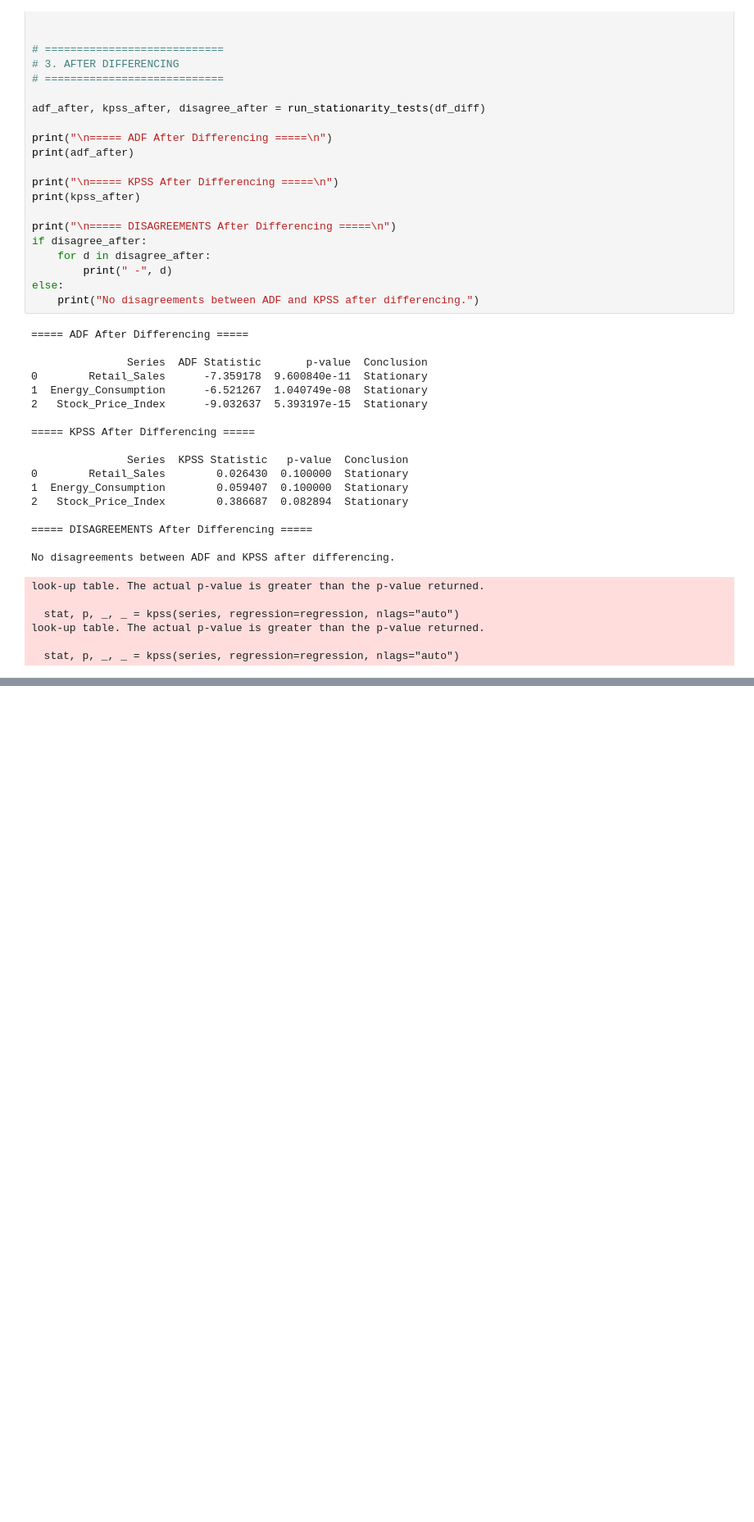
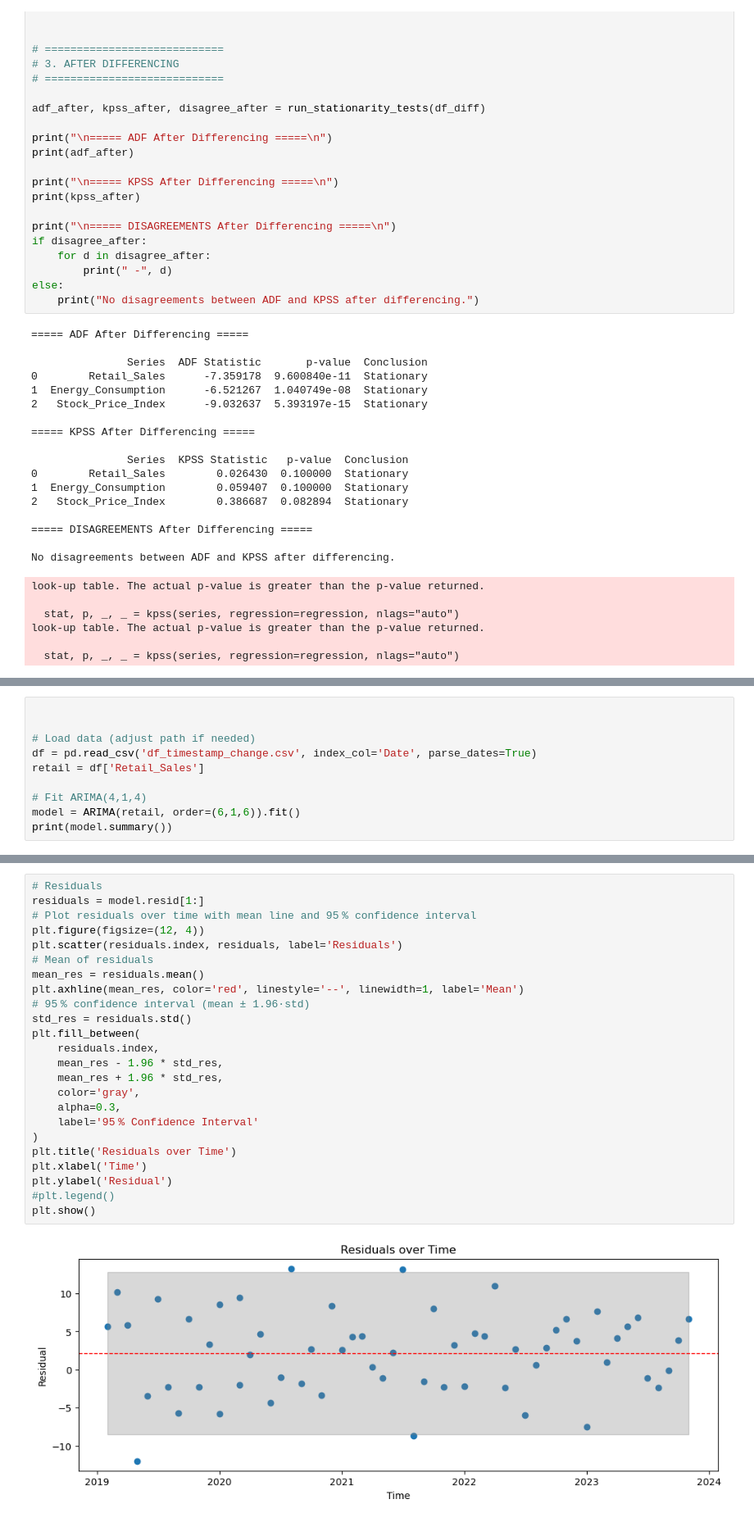
Before and after one commit to mahmud-me09/Time_Series_Analysis, a Jupyter notebook: 2025_1_83_005_Mahmud_Hasan_Khan.ipynb, the cells around one changed output, grey strips where cells are left out. Shown at 82% size. Cells and saved outputs as stored; diff of their text form; blank space fills up the shorter version.

```diff
--- a/2025_1_83_005_Mahmud_Hasan_Khan.ipynb
+++ b/2025_1_83_005_Mahmud_Hasan_Khan.ipynb
@@ -898,0 +397,10 @@ Residuals deviate from normality.
+# %%
+
+
+# Load data (adjust path if needed)
+df = pd.read_csv('df_timestamp_change.csv', index_col='Date', parse_dates=True)
+retail = df['Retail_Sales']
+
+# Fit ARIMA(4,1,4)
+model = ARIMA(retail, order=(6,1,6)).fit()
+print(model.summary())
@@ -898,0 +425,26 @@ Residuals deviate from normality.
+# %%
+# Residuals
+residuals = model.resid[1:]
+# Plot residuals over time with mean line and 95 % confidence interval
+plt.figure(figsize=(12, 4))
+plt.scatter(residuals.index, residuals, label='Residuals')
+# Mean of residuals
+mean_res = residuals.mean()
+plt.axhline(mean_res, color='red', linestyle='--', linewidth=1, label='Mean')
+# 95 % confidence interval (mean ± 1.96·std)
+std_res = residuals.std()
+plt.fill_between(
+    residuals.index,
+    mean_res - 1.96 * std_res,
+    mean_res + 1.96 * std_res,
+    color='gray',
+    alpha=0.3,
+    label='95 % Confidence Interval'
+)
+plt.title('Residuals over Time')
+plt.xlabel('Time')
+plt.ylabel('Residual')
+#plt.legend()
+plt.show()
+# %% [output]
+[figure, added]
```
Also changed, not shown: parts of 34 cells of this notebook, 5 other files.
